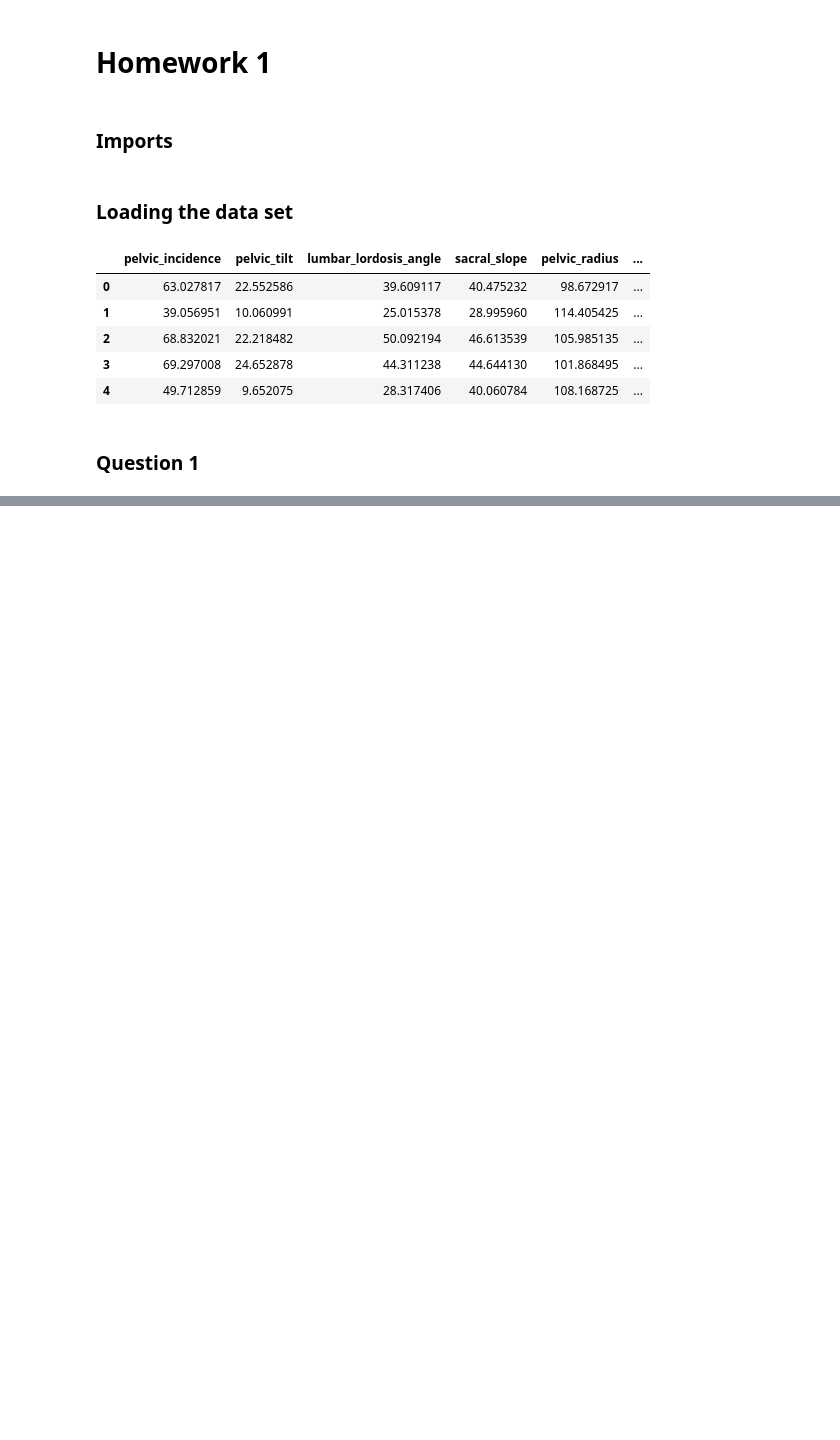
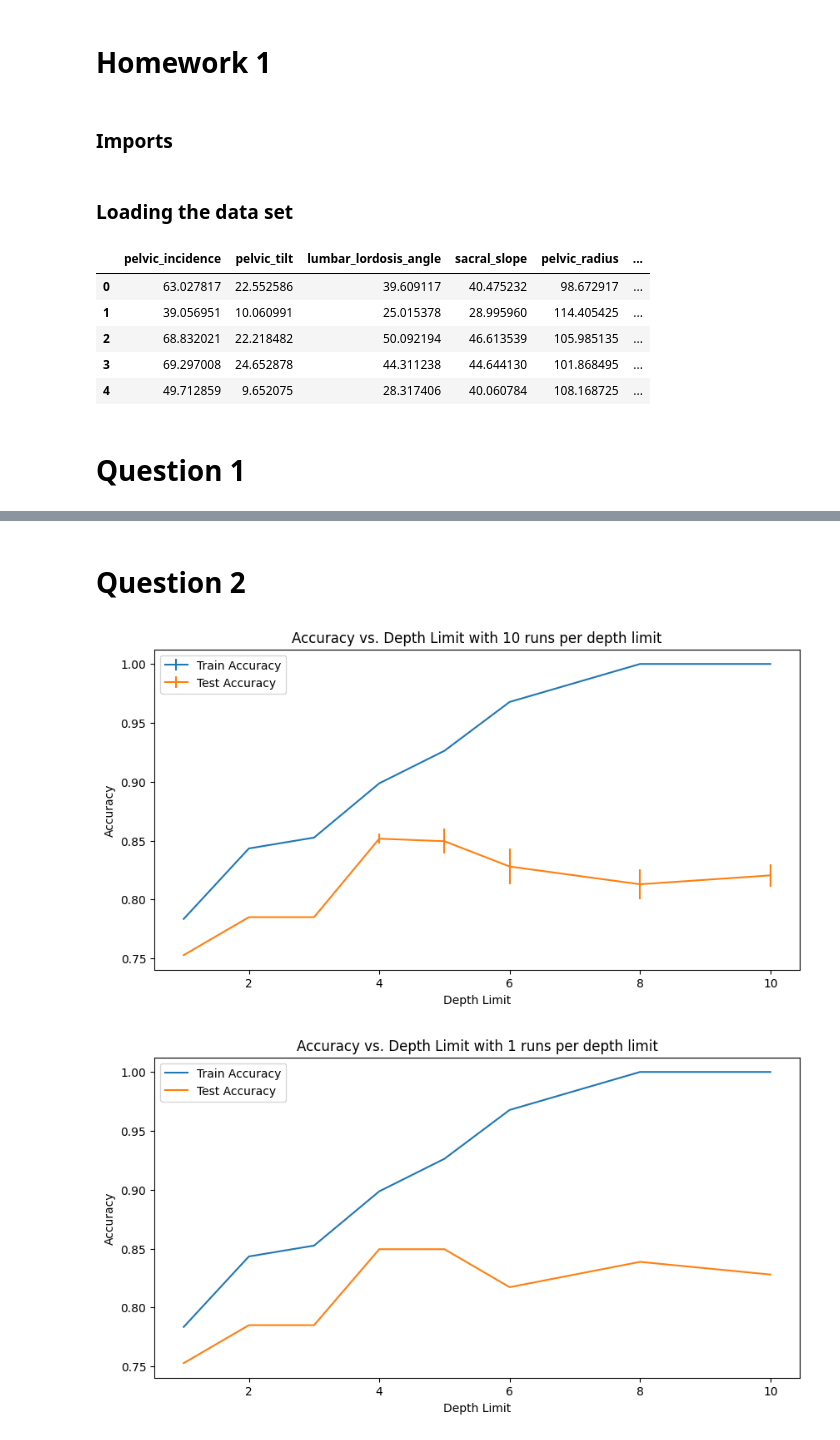
Before and after one commit to pedrocurvo/Aprendizagem, a Jupyter notebook: Homework1/h1.ipynb, the cells around one changed output, grey strips where cells are left out. Cells and saved outputs as stored; diff of their text form; code cells hidden in the pictures; blank space fills up the shorter version.

```diff
--- a/Homework1/h1.ipynb
+++ b/Homework1/h1.ipynb
@@ -31,7 +32,7 @@ df.head()
 | 3 | 69.297008 | 24.652878 | 44.311238 | 44.644130 | 101.868495 | ... |
 | 4 | 49.712859 | 9.652075 | 28.317406 | 40.060784 | 108.168725 | ... |
 # %% [markdown]
-### Question 1
+# Question 1
 # %%
 X = df.drop('class', axis=1)
 y = df['class']
@@ -62,0 +63,62 @@ Variable with the lowest F-statistic
+# %% [markdown]
+# Question 2
+# %%
+# Load and partition data
+X_train, X_test, y_train, y_test = train_test_split(X,
+                                                    y,
+                                                    train_size=0.7,
+                                                    random_state=0,
+                                                    stratify=y)
+
+# Define the range of depth limits and number of runs to average over
+depths = [1, 2, 3, 4, 5, 6, 8, 10]
+runs = 10
+
+# Arrays to keep Acc Values
+train_acc = np.zeros((runs, len(depths))) # This is going to be a 10x8 array, because we want to keep all the accuracies for each run
+test_acc = np.zeros((runs, len(depths)))
+
+# Loop over the runs
+for j, depth in enumerate(depths): # Need enumerate since we need to index the depths to keep in arrays
+    for i in range(runs):
+        # Learn Classifier
+        predictor = tree.DecisionTreeClassifier(max_depth=depth)
+        predictor.fit(X_train, y_train)
+
+        # Predict on train and test set
+        y_predicted_train = predictor.predict(X_train)
+        y_predicted_test = predictor.predict(X_test)
+
+        # Compute accuracy
+        train_acc[i, j] = sk.metrics.accuracy_score(y_train, y_predicted_train)
+        test_acc[i, j] = sk.metrics.accuracy_score(y_test, y_predicted_test)
+
+# Compute mean and standard deviation for train and test accuracies
+train_acc_mean = np.mean(train_acc, axis=0)
+train_acc_std = np.std(train_acc, axis=0)
+test_acc_mean = np.mean(test_acc, axis=0)
+test_acc_std = np.std(test_acc, axis=0)
+
+# Plot Optional
+plt.figure(figsize=(10, 5))
+plt.title('Accuracy vs. Depth Limit with 10 runs per depth limit')
+plt.errorbar(depths, train_acc_mean, yerr=train_acc_std, label='Train Accuracy')
+plt.errorbar(depths, test_acc_mean, yerr=test_acc_std, label='Test Accuracy')
+plt.xlabel('Depth Limit')
+plt.ylabel('Accuracy')
+plt.legend()
+plt.show()
+
+
+# Plot the Exercise without Optional Part
+plt.figure(figsize=(10, 5))
+plt.title('Accuracy vs. Depth Limit with 1 runs per depth limit')
+plt.plot(depths, train_acc[0], label='Train Accuracy') # Selecting the first run for each depth limit
+plt.plot(depths, test_acc[0], label='Test Accuracy')
+plt.xlabel('Depth Limit')
+plt.ylabel('Accuracy')
+plt.legend()
+plt.show()
+# %% [output]
+[figure, added]
+[figure, added]
```
Also changed, not shown: parts of 3 cells of this notebook, 2 other files.
